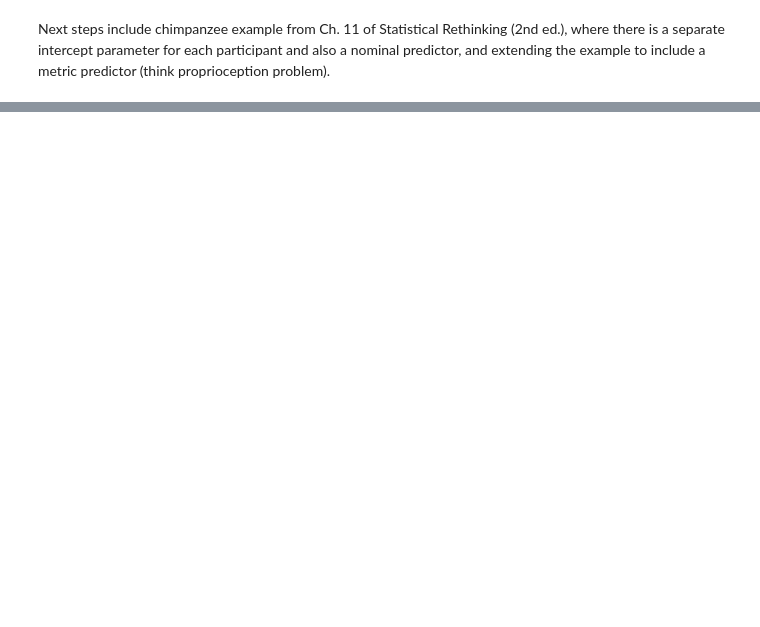
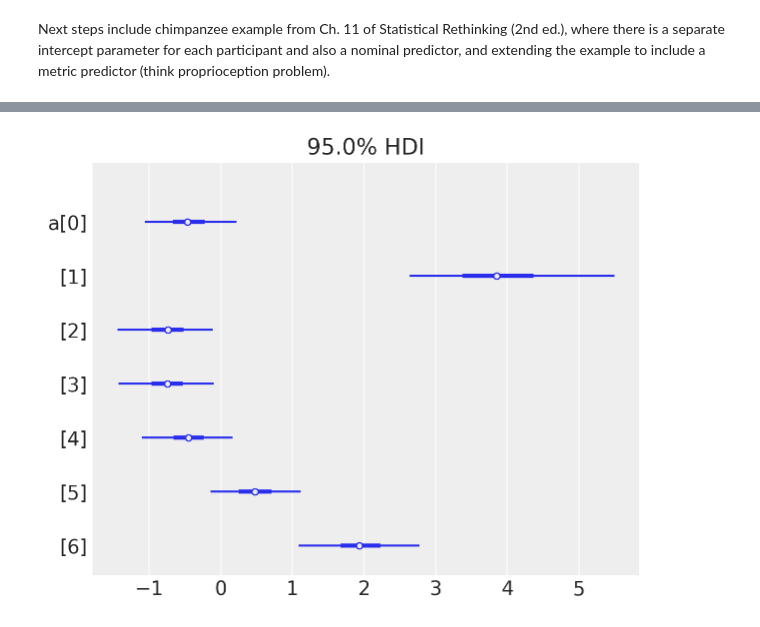
Before and after one commit to hyosubkim/bayes-toolbox, a Jupyter notebook: examples/logistic_regression.ipynb, the cells around one changed output, grey strips where cells are left out. Cells and saved outputs as stored; diff of their text form; code cells hidden in the pictures; blank space fills up the shorter version.

Commit message:
add mcelreath chimp data and log-reg with individual intercepts

```diff
--- a/examples/logistic_regression.ipynb
+++ b/examples/logistic_regression.ipynb
@@ -103,0 +76,6 @@ Next steps include chimpanzee example from Ch. 11 of Statistical Rethinking (2nd
+# %%
+# These data are from Statistical Rethinking 2
+d = pd.read_csv("Data/chimpanzees.csv", sep=";")
+# we change "actor" to zero-index
+d.actor = d.actor - 1
+d
@@ -103,0 +98,3 @@ Next steps include chimpanzee example from Ch. 11 of Statistical Rethinking (2nd
+# %%
+d["treatment"] = d.prosoc_left + 2 * d.condition
+d[["actor", "prosoc_left", "condition", "treatment"]]
@@ -103,0 +147,22 @@ Next steps include chimpanzee example from Ch. 11 of Statistical Rethinking (2nd
+# %%
+def bayesian_logistic_regression_subjID(subj, X, y, n_draws=1000):
+
+    subj_idx, subj_levels, n_subj = bst.parse_categorical(subj)
+    treatment_idx, treatment_levels, n_treatment = bst.parse_categorical(X)
+
+    with pm.Model(coords={"subj": subj_levels, "treatment": treatment_levels}) as model:
+        # Set priors
+        a = pm.Normal("a", 0.0, 1.5, dims="subj")
+        b = pm.Normal("b", 0.0, 0.5, dims="treatment")
+
+        p = pm.Deterministic("p", pm.math.invlogit(a[subj_idx] + b[treatment_idx]))
+
+        # Define likelihood function (in this case, observations are 0 or 1)
+        likelihood = pm.Binomial("likelihood", 1, p, observed=y)
+
+        # Draw samples from the posterior
+        idata = pm.sample(draws=n_draws)
+
+        return model, idata
+# %%
+model2, idata2 = bayesian_logistic_regression_subjID(d.actor, d.treatment, d.pulled_left)
@@ -103,0 +191,5 @@ Next steps include chimpanzee example from Ch. 11 of Statistical Rethinking (2nd
+# %%
+# TODO: Figure out how to enter logistic as input argument for "transform"
+az.plot_forest(idata2, var_names=["a"], combined=True);
+# %% [output]
+[figure, added]
```
Also changed, not shown: parts of 16 cells of this notebook, 1 other file.
